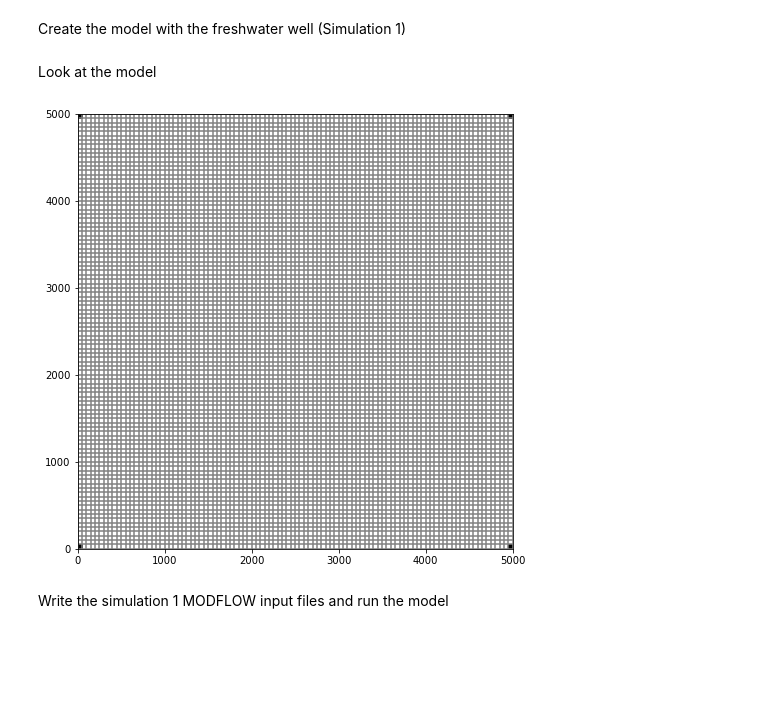
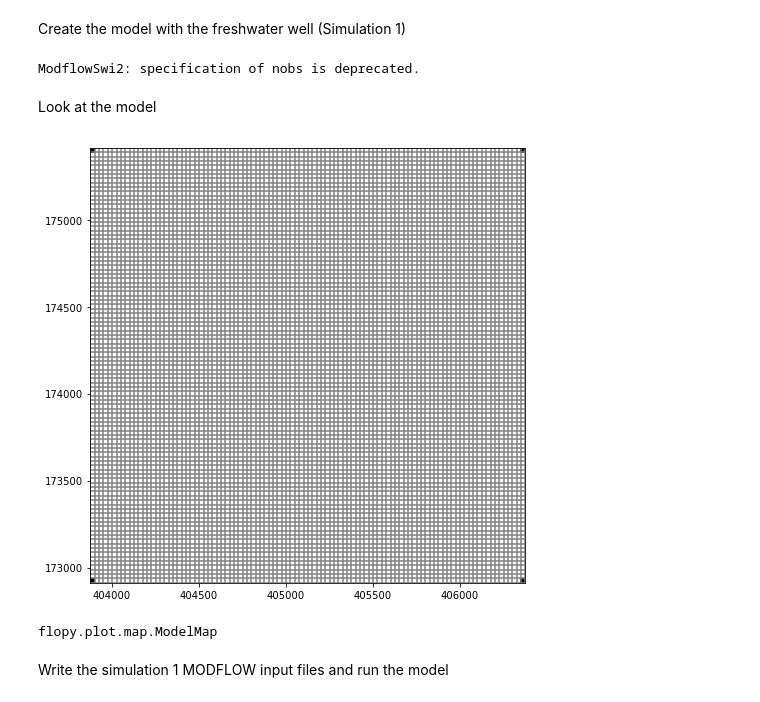
Before and after one commit to spencerbh/Fogland, a Jupyter notebook: flopy3_SWI2_Fogland_UNIX_pixel.ipynb, the cells around one changed output. Cells and saved outputs as stored; diff of their text form; code cells hidden in the pictures; blank space fills up the shorter version.

```diff
--- a/flopy3_SWI2_Fogland_UNIX_pixel.ipynb
+++ b/flopy3_SWI2_Fogland_UNIX_pixel.ipynb
@@ -281,23 +337,27 @@ lpf = flopy.modflow.ModflowLpf(ml, laytyp=laytyp, hk=hk, vka=vka)
 #wel = flopy.modflow.ModflowWel(ml, stress_period_data=base_well_data)
 ghb = flopy.modflow.ModflowGhb(ml, stress_period_data=ghb_data)
 rch = flopy.modflow.ModflowRch(ml, rech=rch_data)
-swi = flopy.modflow.ModflowSwi2(ml, iswizt = 55, iswiobs=iswiobs)
-#                                , nsrf=1, istrat=1, toeslope=toeslope, tipslope=tipslope, nu=nu,
-#                                zeta=z, ssz=ssz, isource=iso, nsolver=1,
-#                                nadptmx=nadptmx, nadptmn=nadptmn
-#                                nobs=nobs, iswiobs=iswiobs, obsnam=obsnam, obslrc=obslrc, iswizt=55)
+swi = flopy.modflow.ModflowSwi2(ml, nsrf=1, istrat=1, toeslope=toeslope, tipslope=tipslope, nu=nu,
+                                zeta=z, ssz=ssz, isource=iso, nsolver=1, nadptmx=nadptmx, nadptmn=nadptmn,
+                                nobs=nobs, iswiobs=iswiobs, obsnam=obsnam, obslrc=obslrc, iswizt=55)
 oc = flopy.modflow.ModflowOc(ml, stress_period_data=spd)
 pcg = flopy.modflow.ModflowPcg(ml, hclose=1.0e-6, rclose=3.0e-3, mxiter=100, iter1=50)
+# %% [output]
+ModflowSwi2: specification of nobs is deprecated.
 # %% [markdown]
 Look at the model
 # %%
 fig = plt.figure(figsize=(8, 8))
 ax = fig.add_subplot(1, 1, 1, aspect='equal')
-modelmap = flopy.plot.ModelMap(model=ml)
+modelmap = flopy.plot.ModelMap(sr=sr, model=ml)
 quadmesh = modelmap.plot_ibound()
 linecollection = modelmap.plot_grid()
 # %% [output]
-[figure, old version]
+[figure, new version]
+# %%
+type(modelmap)
+# %% [output]
+flopy.plot.map.ModelMap
 # %% [markdown]
 Write the simulation 1 MODFLOW input files and run the model
 # %%
```
Also changed, not shown: parts of 20 cells of this notebook.
